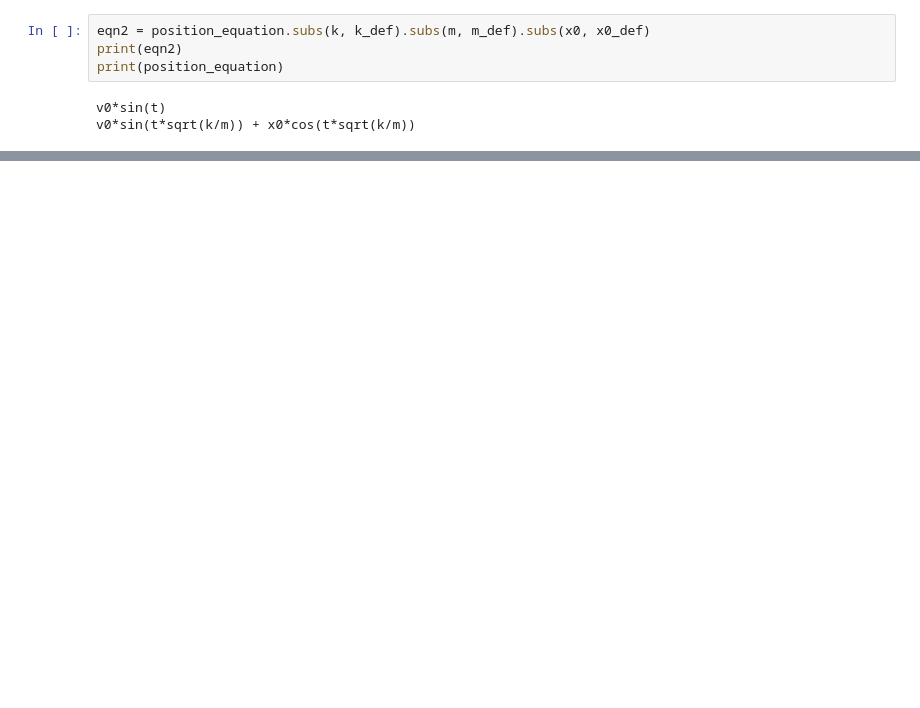
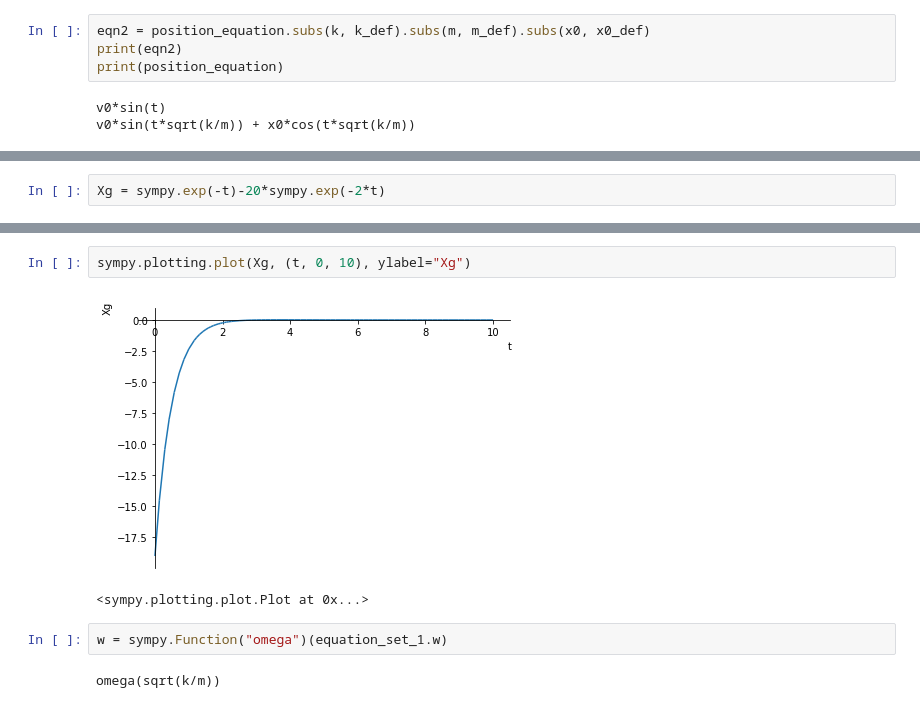
Before and after one commit to Engineering-Geek/ME-203-Project, a Jupyter notebook: main-notebook.ipynb, the cells around one changed output, grey strips where cells are left out. Drawn from its saved outputs; the diff is of its cells as text; blank space fills up the shorter version.

```diff
--- a/main-notebook.ipynb
+++ b/main-notebook.ipynb
@@ -148,0 +187,2 @@ plt3d = sympy.plotting.plot3d(eqn2)
+# %%
+Xg = sympy.exp(-t)-20*sympy.exp(-2*t)
@@ -148,0 +193,9 @@ plt3d = sympy.plotting.plot3d(eqn2)
+# %%
+sympy.plotting.plot(Xg, (t, 0, 10), ylabel="Xg")
+# %% [output]
+[figure, added]
+<sympy.plotting.plot.Plot at 0x...>
+# %%
+w = sympy.Function("omega")(equation_set_1.w)
+# %% [output]
+omega(sqrt(k/m))
```
Also changed, not shown: parts of 27 cells of this notebook, 3 other files.
